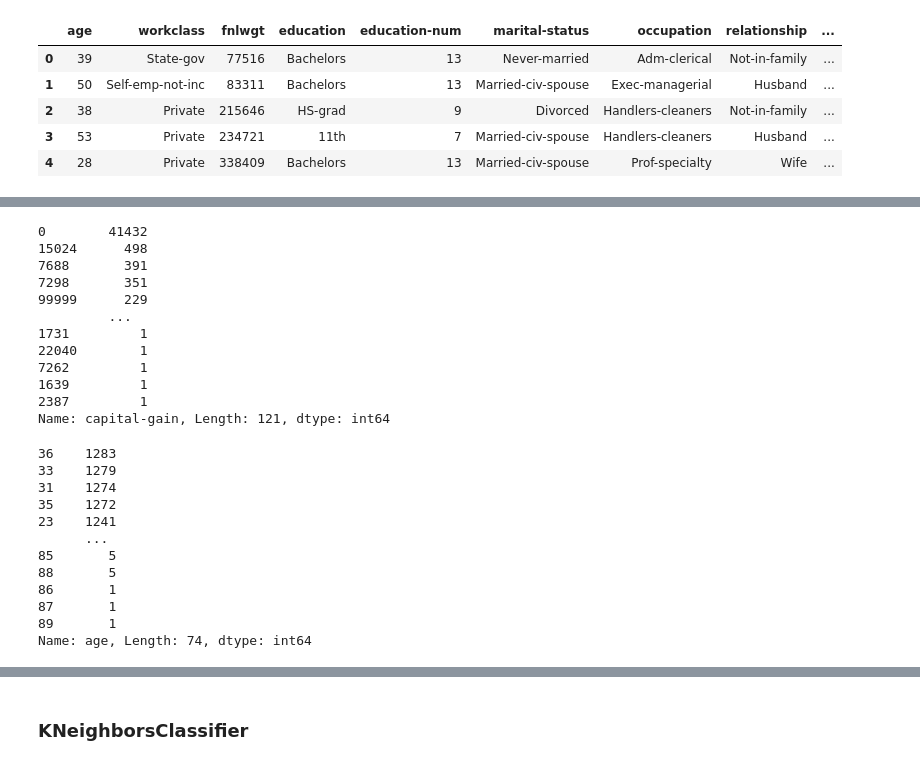
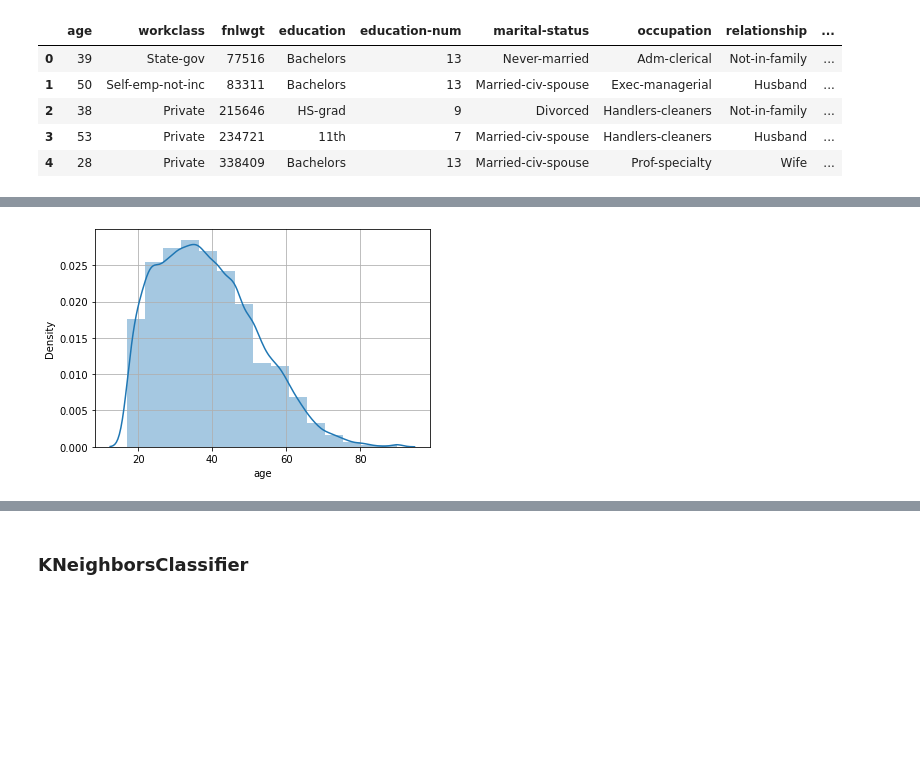
Before and after one commit to Pahandrovich/MachineLearningCourse, a Jupyter notebook: note_ml.ipynb, the cells around one changed output, grey strips where cells are left out. Saved outputs shown, nothing was run; the diff lists cells and outputs as text; code cells hidden in the pictures; blank space fills up the shorter version.

```diff
--- a/note_ml.ipynb
+++ b/note_ml.ipynb
@@ -34,4 +59,4 @@ data_raw['label'] = pd.factorize(data_raw['label'])[0]
 data_raw['sex']   = pd.factorize(data_raw['sex'])  [0]
 data_raw = data_raw.drop(['fnlwgt'], axis=1)
 data_raw = data_raw.drop(['capital-loss'], axis=1)
-data_raw.head(5)
+data_raw = data_raw.drop(['capital-gain'], axis=1)
@@ -132,30 +182,5 @@ Name: native-country, dtype: int64
-# %%
-data_raw['capital-gain'].value_counts()
-# %% [output]
-0        41432
-15024      498
-7688       391
-7298       351
-99999      229
-         ...
-1731         1
-22040        1
-7262         1
-1639         1
-2387         1
-Name: capital-gain, Length: 121, dtype: int64
-# %%
-data_raw['age'].value_counts()
-# %% [output]
-36    1283
-33    1279
-31    1274
-35    1272
-23    1241
-      ...
-85       5
-88       5
-86       1
-87       1
-89       1
-Name: age, Length: 74, dtype: int64
+# %%
+sns.distplot(data_raw['age'], bins=15)
+plt.grid()
+# %% [output]
+[figure, added]
```
Also changed, not shown: parts of 36 cells of this notebook.
